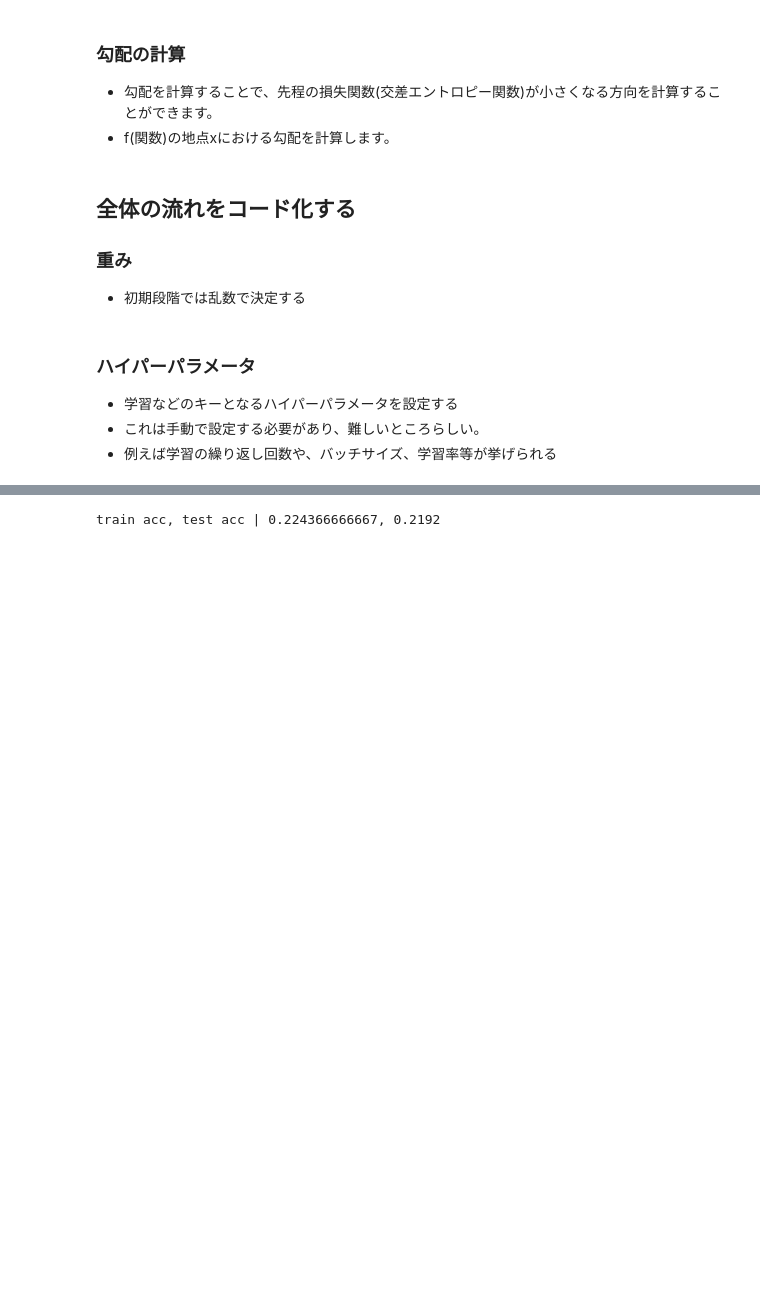
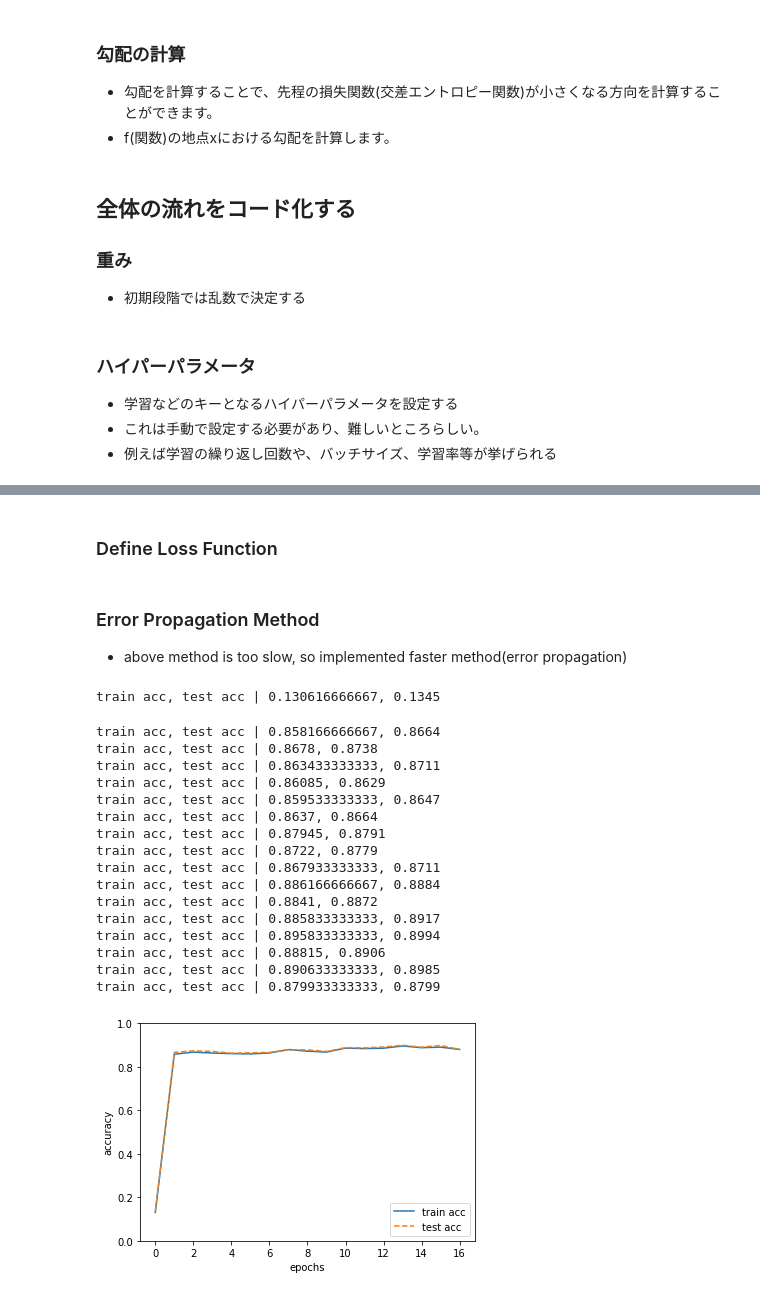
Before and after one commit to marufeuille/studying, a Jupyter notebook: 20190303_ML03/index.ipynb, the cells around one changed output, grey strips where cells are left out. Drawn from its saved outputs; the diff is of its cells as text; code cells hidden in the pictures; blank space fills up the shorter version.

Commit message:
numerical gradient is too slow, so implemented error propagation method

```diff
--- a/20190303_ML03/index.ipynb
+++ b/20190303_ML03/index.ipynb
@@ -286,0 +285,2 @@ def loss(x, t):
+# %% [markdown]
+### Define Loss Function
@@ -287,11 +292,43 @@ def loss(x, t):
+# %% [markdown]
+### Error Propagation Method
+- above method is too slow, so implemented faster method(error propagation)
+# %%
+def sigmoid_grad(x):
+    return (1.0 - sigmoid(x)) * sigmoid(x)
+
+def gradient(x, t):
+    W1, W2 = p.params['W1'], p.params['W2']
+    b1, b2 = p.params['b1'], p.params['b2']
+    grads = {}
+
+    batch_num = x.shape[0]
+
+    # forward
+    a1 = np.dot(x, W1) + b1
+    z1 = sigmoid(a1)
+    a2 = np.dot(z1, W2) + b2
+    y = softmax(a2)
+
+    # backward
+    dy = (y - t) / batch_num
+    grads['W2'] = np.dot(z1.T, dy)
+    grads['b2'] = np.sum(dy, axis=0)
+
+    dz1 = np.dot(dy, W2.T)
+    da1 = sigmoid_grad(a1) * dz1
+    grads['W1'] = np.dot(x.T, da1)
+    grads['b1'] = np.sum(da1, axis=0)
+
+    return grads
 # %%
 train_loss_list = []
 train_acc_list = []
 test_acc_list = []
 
-iter_per_epoch = max(train_size / batch_size, 1)
+iter_per_epoch = int(max(train_size / batch_size, 1))
 
 for i in range(iters_num):
+#    print(i)
     batch_mask = np.random.choice(train_size, batch_size)
     x_batch = x_train[batch_mask]
     t_batch = t_train[batch_mask]
@@ -300,43 +337,63 @@ for i in range(iters_num):
     loss_W = lambda W: loss(x_batch, t_batch)
 
     grads = {}
-    grads['W1'] = numerical_gradient(loss_W, params['W1'])
-    grads['b1'] = numerical_gradient(loss_W, params['b1'])
-    grads['W2'] = numerical_gradient(loss_W, params['W2'])
-    grads['b2'] = numerical_gradient(loss_W, params['b2'])
+    #grads['W1'] = numerical_gradient(loss_W, p.params['W1'])
+    #grads['b1'] = numerical_gradient(loss_W, p.params['b1'])
+    #grads['W2'] = numerical_gradient(loss_W, p.params['W2'])
+    #grads['b2'] = numerical_gradient(loss_W, p.params['b2'])
+
+
+    grads = gradient(x_batch, t_batch)
 
     # パラメータの更新
     for key in ('W1', 'b1', 'W2', 'b2'):
-        params[key] -= learning_rate * grads[key]
+        p.params[key] -= learning_rate * grads[key]
 
     loss_val = loss(x_batch, t_batch)
     train_loss_list.append(loss_val)
 
     if i % iter_per_epoch == 0:
 
         y = predict(x_train)
         y = np.argmax(y, axis=1)
         t = np.argmax(t_train, axis=1)
         train_acc = np.sum(y == t) / float(x_train.shape[0])
 
         y = predict(x_test)
         y = np.argmax(y, axis=1)
         t = np.argmax(t_test, axis=1)
         test_acc = np.sum(y == t) / float(x_test.shape[0])
 
         train_acc_list.append(train_acc)
         test_acc_list.append(test_acc)
         print("train acc, test acc | " + str(train_acc) + ", " + str(test_acc))
 
 # グラフの描画
 markers = {'train': 'o', 'test': 's'}
 x = np.arange(len(train_acc_list))
 plt.plot(x, train_acc_list, label='train acc')
 plt.plot(x, test_acc_list, label='test acc', linestyle='--')
 plt.xlabel("epochs")
 plt.ylabel("accuracy")
 plt.ylim(0, 1.0)
 plt.legend(loc='lower right')
 plt.show()
 # %% [output]
-train acc, test acc | 0.224366666667, 0.2192
+train acc, test acc | 0.130616666667, 0.1345
+train acc, test acc | 0.858166666667, 0.8664
+train acc, test acc | 0.8678, 0.8738
+train acc, test acc | 0.863433333333, 0.8711
+train acc, test acc | 0.86085, 0.8629
+train acc, test acc | 0.859533333333, 0.8647
+train acc, test acc | 0.8637, 0.8664
+train acc, test acc | 0.87945, 0.8791
+train acc, test acc | 0.8722, 0.8779
+train acc, test acc | 0.867933333333, 0.8711
+train acc, test acc | 0.886166666667, 0.8884
+train acc, test acc | 0.8841, 0.8872
+train acc, test acc | 0.885833333333, 0.8917
+train acc, test acc | 0.895833333333, 0.8994
+train acc, test acc | 0.88815, 0.8906
+train acc, test acc | 0.890633333333, 0.8985
+train acc, test acc | 0.879933333333, 0.8799
+[figure, added]
```
Also changed, not shown: parts of 7 cells of this notebook.
